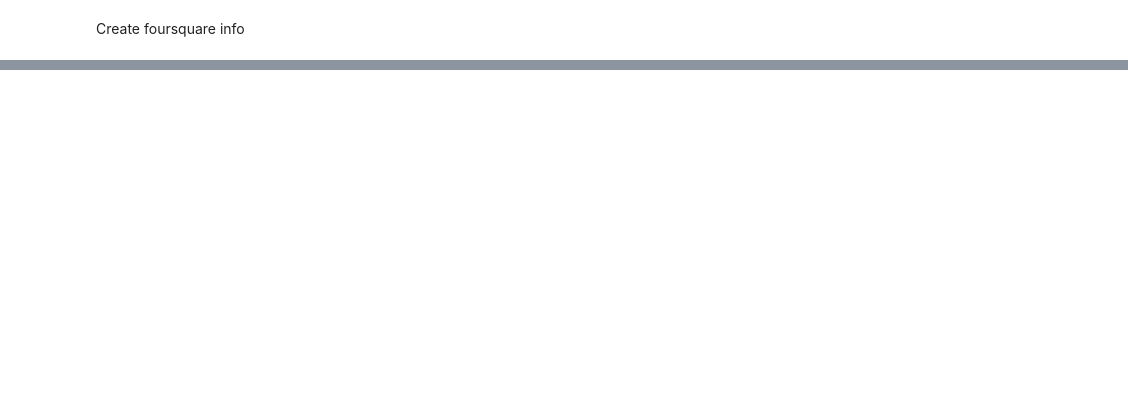
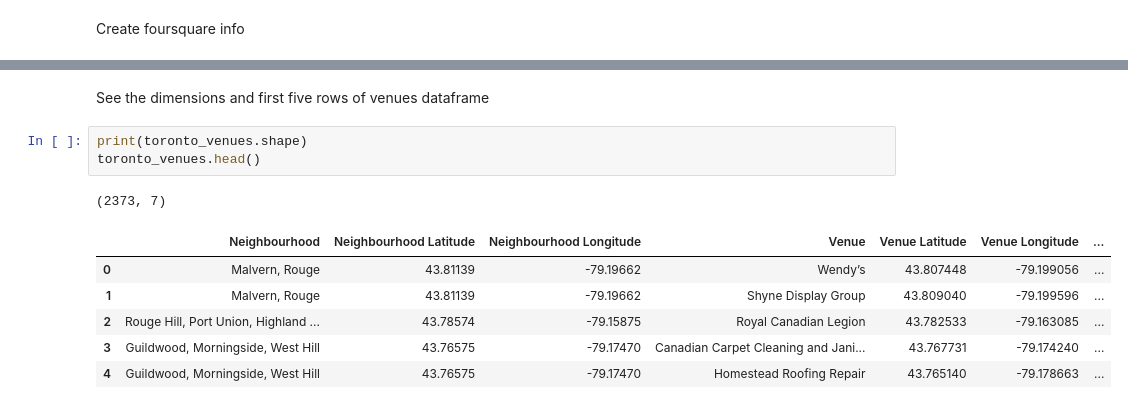
Before and after one commit to robertmhn7/Coursera-Work, a Jupyter notebook: Week_3/Segmenting and Clustering Neighborhoods in Toronto - 3.ipynb, the cells around one changed output, grey strips where cells are left out. Saved outputs shown, nothing was run; the diff lists cells and outputs as text; blank space fills up the shorter version.

```diff
--- a/Week_3/Segmenting and Clustering Neighborhoods in Toronto - 3.ipynb
+++ b/Week_3/Segmenting and Clustering Neighborhoods in Toronto - 3.ipynb
@@ -130,0 +209,13 @@ print('CLIENT_SECRET:' + CLIENT_SECRET)
+# %% [markdown]
+See the dimensions and first five rows of venues dataframe
+# %%
+print(toronto_venues.shape)
+toronto_venues.head()
+# %% [output]
+(2373, 7)
+|  | Neighbourhood | Neighbourhood Latitude | Neighbourhood Longitude | Venue | Venue Latitude | Venue Longitude | ... |
+| 0 | Malvern, Rouge | 43.81139 | -79.19662 | Wendy’s | 43.807448 | -79.199056 | ... |
+| 1 | Malvern, Rouge | 43.81139 | -79.19662 | Shyne Display Group | 43.809040 | -79.199596 | ... |
+| 2 | Rouge Hill, Port Union, Highland ... | 43.78574 | -79.15875 | Royal Canadian Legion | 43.782533 | -79.163085 | ... |
+| 3 | Guildwood, Morningside, West Hill | 43.76575 | -79.17470 | Canadian Carpet Cleaning and Jani... | 43.767731 | -79.174240 | ... |
+| 4 | Guildwood, Morningside, West Hill | 43.76575 | -79.17470 | Homestead Roofing Repair | 43.765140 | -79.178663 | ... |
```
Also changed, not shown: parts of 14 cells of this notebook.
